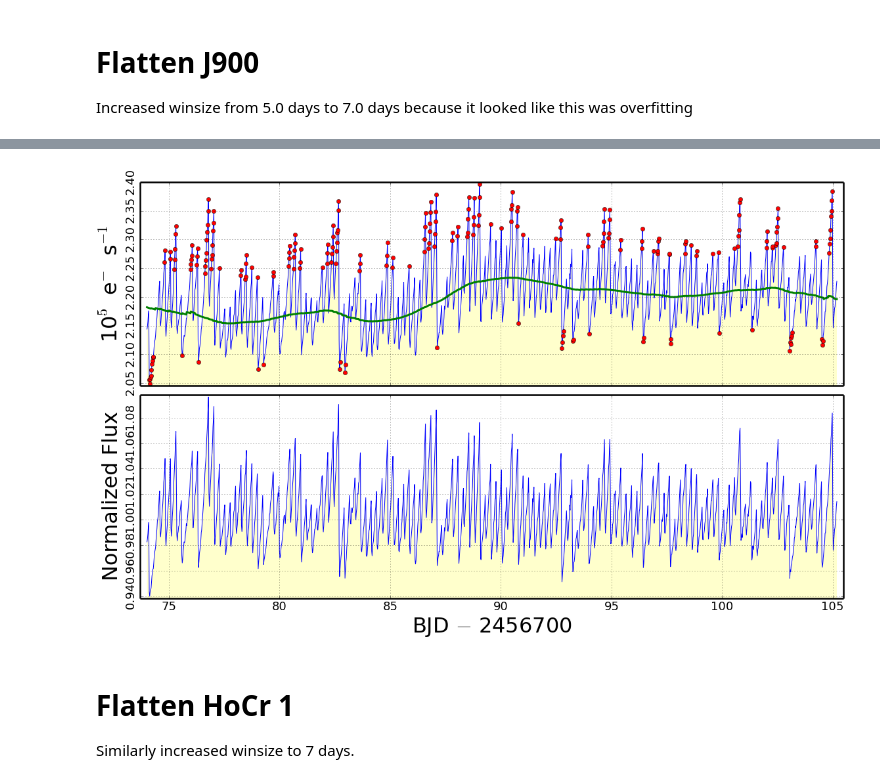
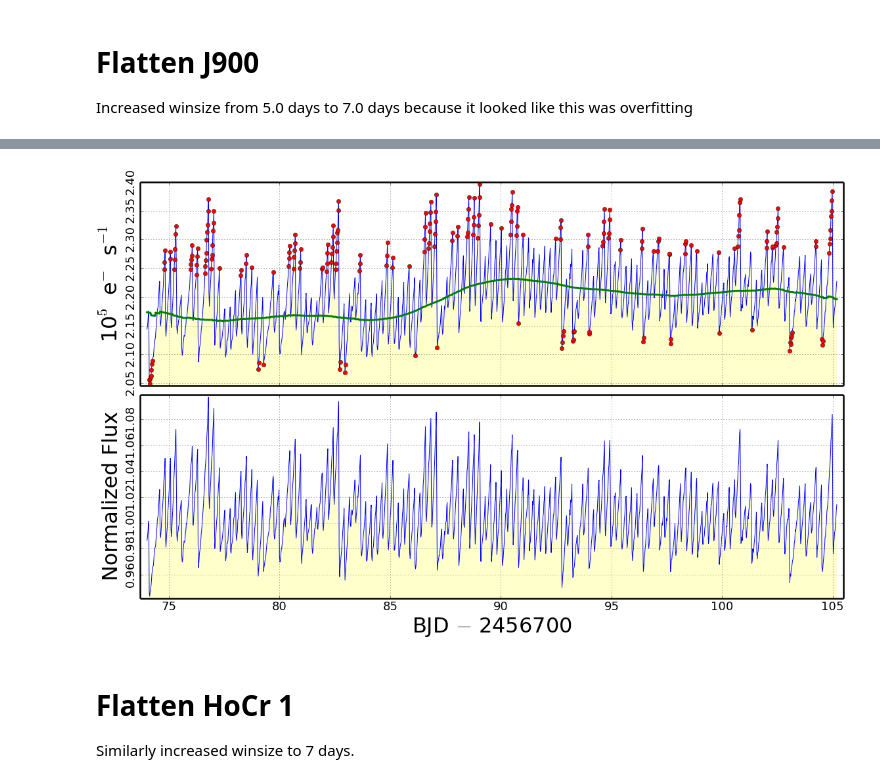
Before and after one commit to josePhoenix/ktwotaketwo, a Jupyter notebook: 03 Rough Flattening.ipynb, the cells around one changed output, grey strips where cells are left out. Cells and saved outputs as stored; diff of their text form; code cells hidden in the pictures.

```diff
--- a/03 Rough Flattening.ipynb
+++ b/03 Rough Flattening.ipynb
@@ -46,7 +64,7 @@ iraf.kepflatten(
     errcol='SAP_FLUX_ERR',
     nsig=2.0,
     stepsize=0.2,
-    winsize=7.0,
+    winsize=9.0,
     npoly=2,
     niter=10,
     ranges='0,0',
@@ -61,4 +79,4 @@ KEPFLATTEN completed at: Tue Feb 17 21:38:24 2015
-[figure, old version]
+[figure, new version]
 # %% [markdown]
 # Flatten HoCr 1
 
```
Also changed, not shown: parts of 2 cells of this notebook, 13 other files.
